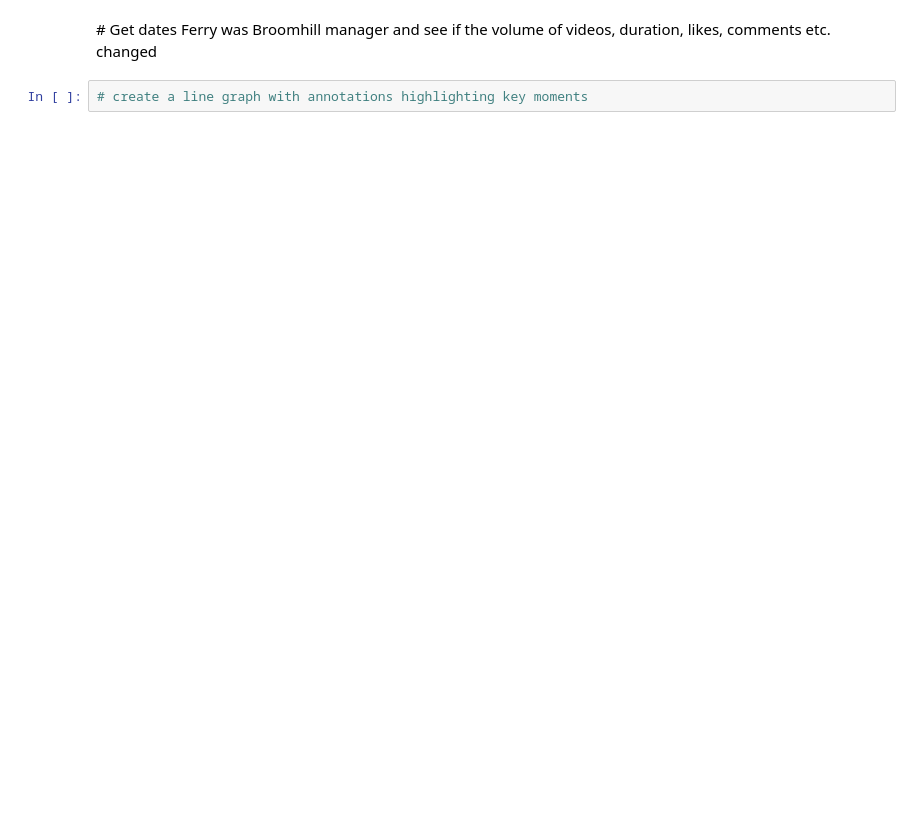
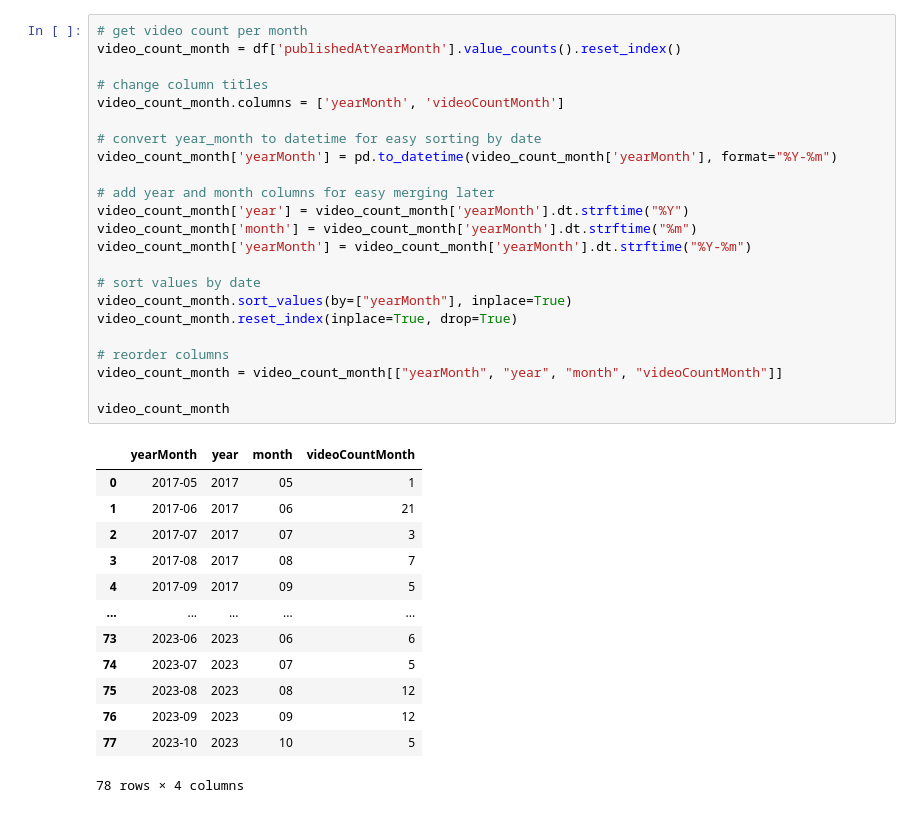
Before and after one commit to JonR45/OpenGoal, a Jupyter notebook: notebooks/5_0_visualise.ipynb, the cells around one changed output. Cells and saved outputs as stored; diff of their text form; blank space fills up the shorter version.

```diff
--- a/notebooks/5_0_visualise.ipynb
+++ b/notebooks/5_0_visualise.ipynb
@@ -96,4 +60,37 @@ fig.show()
-# %% [markdown]
-# Get dates Ferry was Broomhill manager and see if the volume of videos, duration, likes, comments etc. changed
-# %%
-# create a line graph with annotations highlighting key moments
+# %%
+# get video count per month
+video_count_month = df['publishedAtYearMonth'].value_counts().reset_index()
+
+# change column titles
+video_count_month.columns = ['yearMonth', 'videoCountMonth']
+
+# convert year_month to datetime for easy sorting by date
+video_count_month['yearMonth'] = pd.to_datetime(video_count_month['yearMonth'], format="%Y-%m")
+
+# add year and month columns for easy merging later
+video_count_month['year'] = video_count_month['yearMonth'].dt.strftime("%Y")
+video_count_month['month'] = video_count_month['yearMonth'].dt.strftime("%m")
+video_count_month['yearMonth'] = video_count_month['yearMonth'].dt.strftime("%Y-%m")
+
+# sort values by date
+video_count_month.sort_values(by=["yearMonth"], inplace=True)
+video_count_month.reset_index(inplace=True, drop=True)
+
+# reorder columns
+video_count_month = video_count_month[["yearMonth", "year", "month", "videoCountMonth"]]
+
+video_count_month
+# %% [output]
+|  | yearMonth | year | month | videoCountMonth |
+| 0 | 2017-05 | 2017 | 05 | 1 |
+| 1 | 2017-06 | 2017 | 06 | 21 |
+| 2 | 2017-07 | 2017 | 07 | 3 |
+| 3 | 2017-08 | 2017 | 08 | 7 |
+| 4 | 2017-09 | 2017 | 09 | 5 |
+| ... | ... | ... | ... | ... |
+| 73 | 2023-06 | 2023 | 06 | 6 |
+| 74 | 2023-07 | 2023 | 07 | 5 |
+| 75 | 2023-08 | 2023 | 08 | 12 |
+| 76 | 2023-09 | 2023 | 09 | 12 |
+| 77 | 2023-10 | 2023 | 10 | 5 |
+78 rows × 4 columns
```
Also changed, not shown: parts of 12 cells of this notebook, 2 other files.
